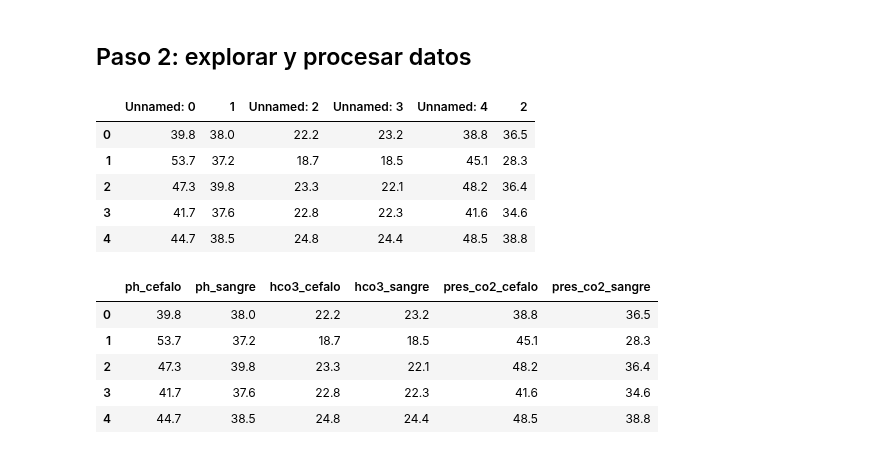
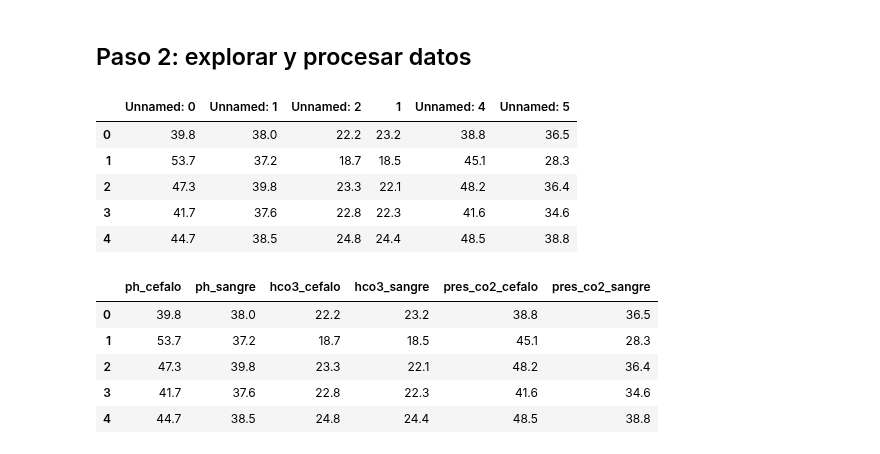
Before and after one commit to fcamadi/masterMLpython, a Jupyter notebook: Tema09/Tema9_kmeans.ipynb, the cells around one changed output. Drawn from its saved outputs; the diff is of its cells as text; code cells hidden in the pictures.

```diff
--- a/Tema09/Tema9_kmeans.ipynb
+++ b/Tema09/Tema9_kmeans.ipynb
@@ -50,10 +63,10 @@ acidosis_raw.head()
 ## Paso 2: explorar y procesar datos
 # %%
 #remove strange columns
-acidosis_raw.drop(list(acidosis_raw)[6:22], axis=1, inplace=True)
+acidosis_raw.drop(list(acidosis_raw)[6:24], axis=1, inplace=True)
 acidosis_raw.head()
 # %% [output]
-|  | Unnamed: 0 | 1 | Unnamed: 2 | Unnamed: 3 | Unnamed: 4 | 2 |
+|  | Unnamed: 0 | Unnamed: 1 | Unnamed: 2 | 1 | Unnamed: 4 | Unnamed: 5 |
 | 0 | 39.8 | 38.0 | 22.2 | 23.2 | 38.8 | 36.5 |
 | 1 | 53.7 | 37.2 | 18.7 | 18.5 | 45.1 | 28.3 |
 | 2 | 47.3 | 39.8 | 23.3 | 22.1 | 48.2 | 36.4 |
```
Also changed, not shown: parts of 27 cells of this notebook.
